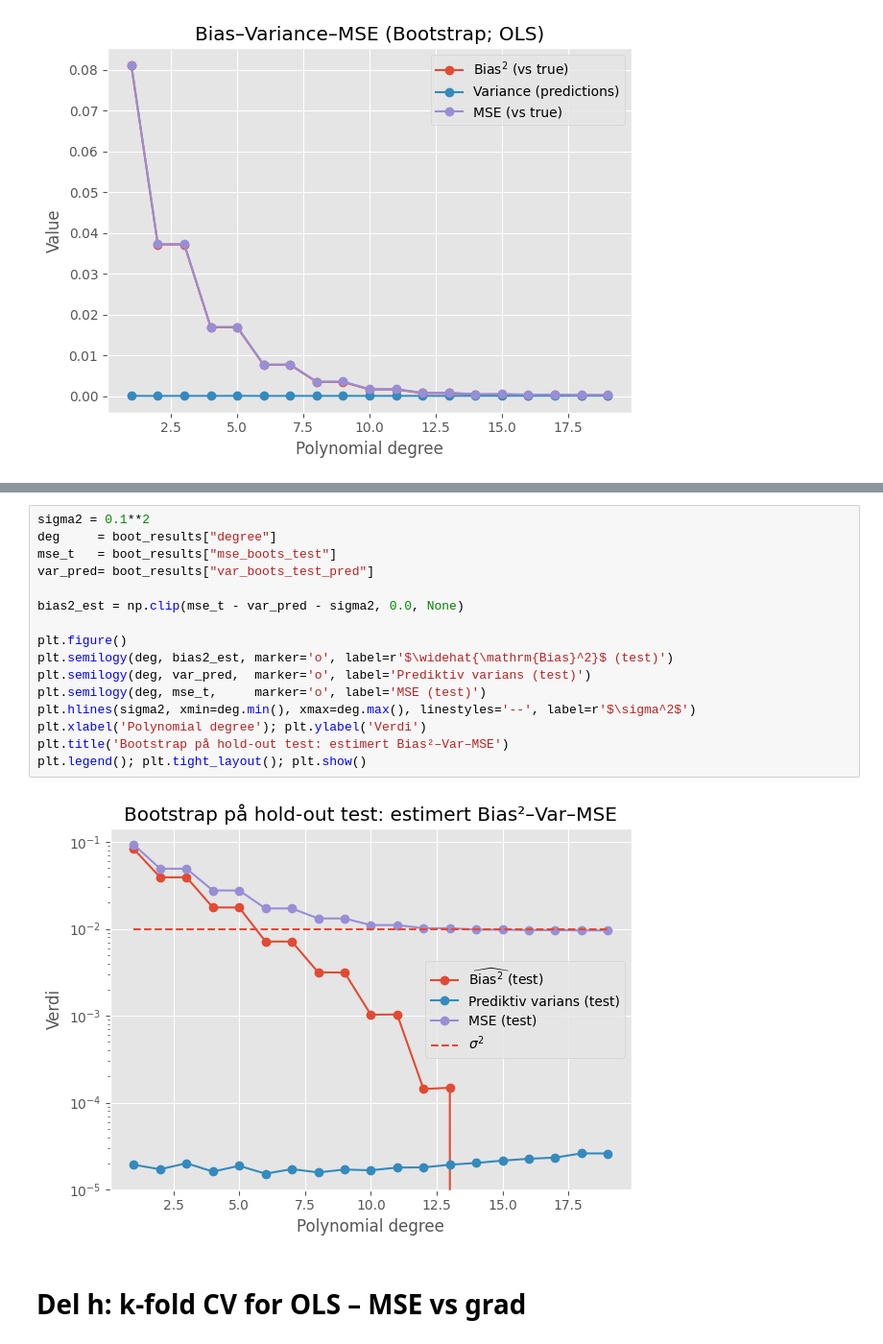
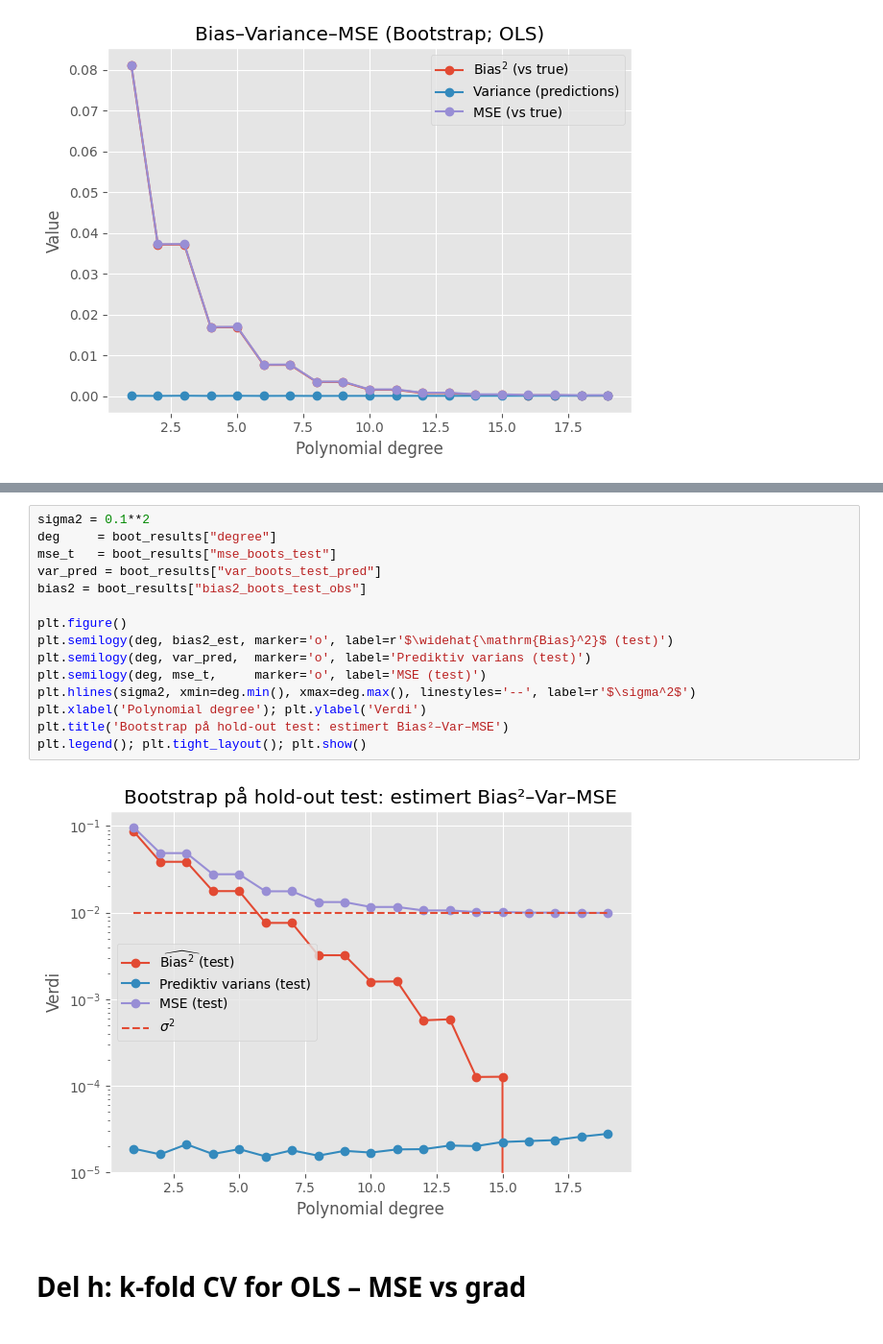
Before and after one commit to kjes4pres/Project_1_FYSSTK, a Jupyter notebook: Code/g_and_h.ipynb, the cells around one changed output, grey strips where cells are left out. Shown at 96% size. Saved outputs shown, nothing was run; the diff lists cells and outputs as text.

```diff
--- a/Code/g_and_h.ipynb
+++ b/Code/g_and_h.ipynb
@@ -334,21 +304,20 @@ plt.legend(); plt.tight_layout(); plt.show()
 # %%
 sigma2 = 0.1**2
 deg     = boot_results["degree"]
 mse_t   = boot_results["mse_boots_test"]
-var_pred= boot_results["var_boots_test_pred"]
-
-bias2_est = np.clip(mse_t - var_pred - sigma2, 0.0, None)
+var_pred = boot_results["var_boots_test_pred"]
+bias2 = boot_results["bias2_boots_test_obs"]
 
 plt.figure()
 plt.semilogy(deg, bias2_est, marker='o', label=r'$\widehat{\mathrm{Bias}^2}$ (test)')
 plt.semilogy(deg, var_pred,  marker='o', label='Prediktiv varians (test)')
 plt.semilogy(deg, mse_t,     marker='o', label='MSE (test)')
 plt.hlines(sigma2, xmin=deg.min(), xmax=deg.max(), linestyles='--', label=r'$\sigma^2$')
 plt.xlabel('Polynomial degree'); plt.ylabel('Verdi')
 plt.title('Bootstrap på hold-out test: estimert Bias²–Var–MSE')
 plt.legend(); plt.tight_layout(); plt.show()
 # %% [output]
-[figure, old version]
+[figure, new version]
 # %% [markdown]
 # Del h: k-fold CV for OLS – MSE vs grad
 # %%
```
Also changed, not shown: parts of 12 cells of this notebook, 1 other file.
